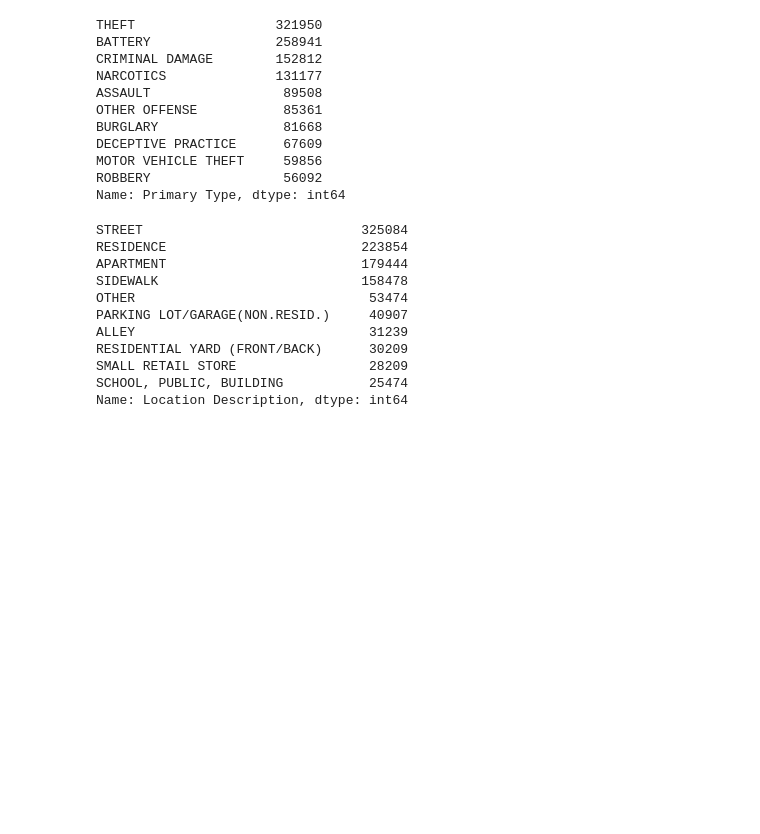
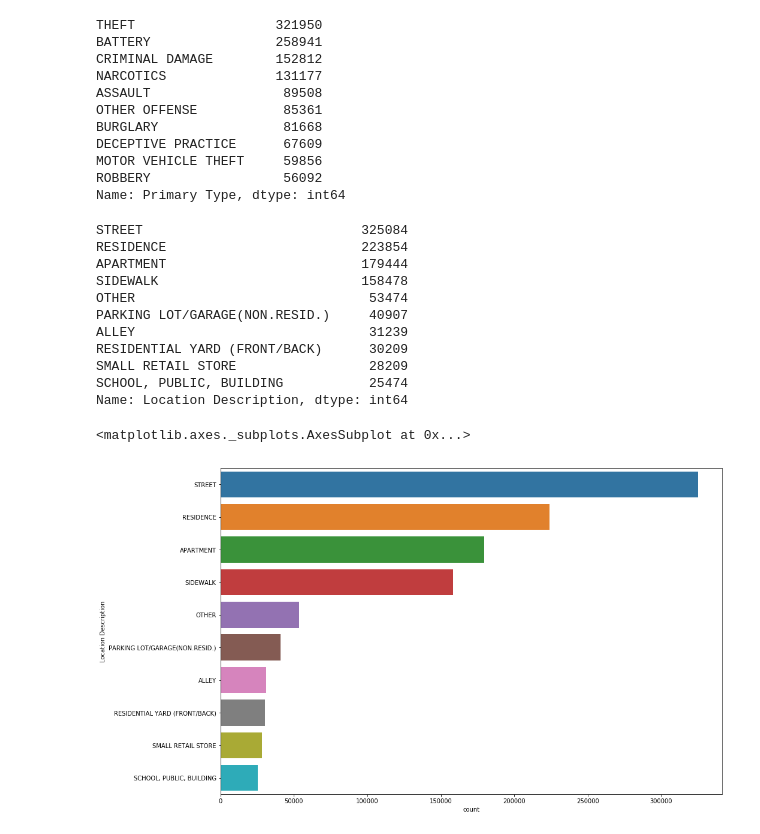
Before and after one commit to abhinav-bot/BigData, a Jupyter notebook: Chicagoc.BigData.ipynb, the cells around one changed output. Drawn from its saved outputs; the diff is of its cells as text; code cells hidden in the pictures; blank space fills up the shorter version.

```diff
--- a/Chicagoc.BigData.ipynb
+++ b/Chicagoc.BigData.ipynb
@@ -1,7 +1,7 @@
 # %%
 import pandas as pd
 import numpy as np
-rd = pd.read_csv('C:/Users/jainv/OneDrive/Desktop/Big Data/project/crimes.csv')
+rd = pd.read_csv('C:/Users/mrame/OneDrive/Desktop/BigDataProject/cleanedfile.csv')
 rd.head()
 # %% [output]
 |  | Unnamed: 0 | ID | Case Number | Date | Block | IUCR | Primary Type | Description | ... |
@@ -49,3 +49,9 @@ RESIDENTIAL YARD (FRONT/BACK)      30209
 SMALL RETAIL STORE                 28209
 SCHOOL, PUBLIC, BUILDING           25474
 Name: Location Description, dtype: int64
+# %%
+plot.figure(figsize = (15, 10))
+sns.countplot(y= 'Location Description', data = rd, order = rd['Location Description'].value_counts().iloc[0:10].index)
+# %% [output]
+<matplotlib.axes._subplots.AxesSubplot at 0x...>
+[figure, added]
```
Also changed, not shown: parts of 11 cells of this notebook.
